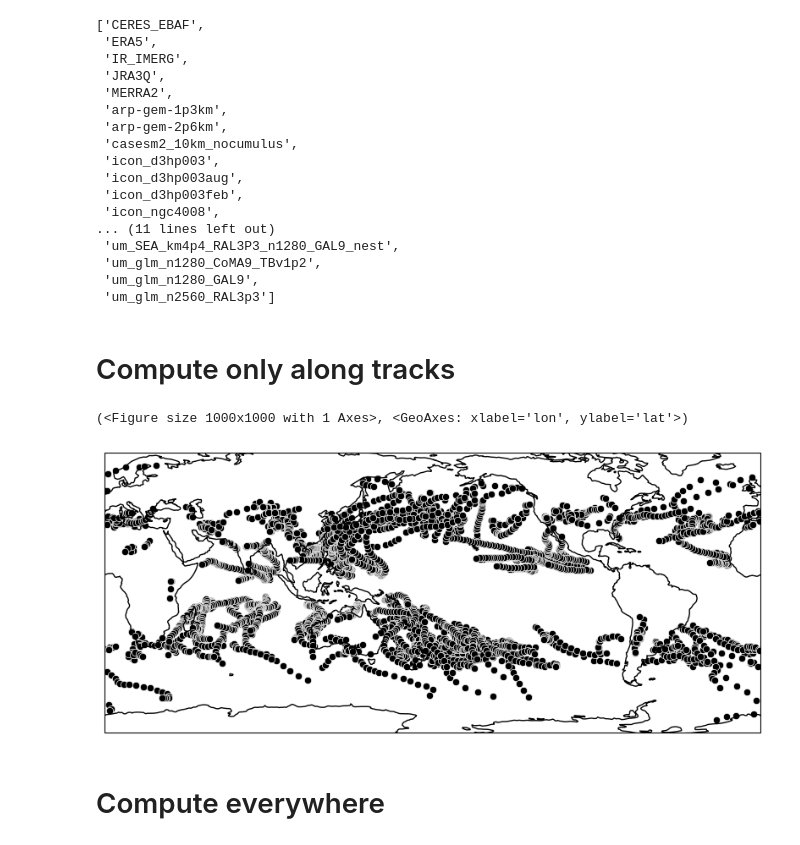
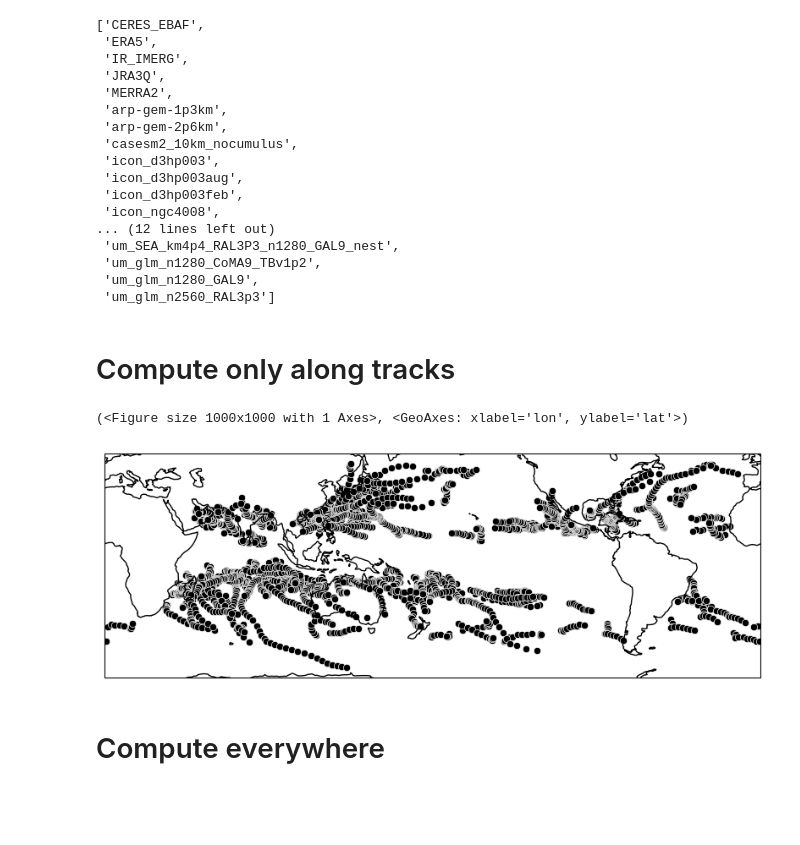
Before and after one commit to alex-1322/hk25-teams, a Jupyter notebook: hk25-TropCyc/notebooks/PI_compute.ipynb, the cells around one changed output. Saved outputs shown, nothing was run; the diff lists cells and outputs as text; code cells hidden in the pictures; blank space fills up the shorter version.

```diff
--- a/hk25-TropCyc/notebooks/PI_compute.ipynb
+++ b/hk25-TropCyc/notebooks/PI_compute.ipynb
@@ -24,7 +26,8 @@ import healpy as hp
 [interactive output not drawn]
 # %%
 #WARNING! some models have 3D only when called with different keys!
-sim_name = "icon_d3hp003"
+#sim_name = "ifs_tco3999-ng5_deepoff"
+sim_name = "um_glm_n2560_RAL3p3"
 zoom_level = 7
 time_res=6
 out_dir = "/work/bb1153/b383007/hk25-hamburg/out_data/"
@@ -47,7 +50,7 @@ cluster = LocalCluster(n_workers=n_workers,
                        dashboard_address=46861)
 client = Client(cluster)
 # %%
-current_location = "online"
+current_location = "EU"
 cat = intake.open_catalog("https://digital-earths-global-hackathon.github.io/catalog/catalog.yaml")[current_location]
 list(cat.keys())
 # %% [output]
@@ -63,7 +66,7 @@ list(cat.keys())
  'icon_d3hp003aug',
  'icon_d3hp003feb',
  'icon_ngc4008',
-... (11 lines left out)
+... (12 lines left out)
  'um_SEA_km4p4_RAL3P3_n1280_GAL9_nest',
  'um_glm_n1280_CoMA9_TBv1p2',
  'um_glm_n1280_GAL9',
@@ -179,17 +186,17 @@ pix = xr.DataArray(
 # %%
 if not "icon_" in sim_name:
     ftrack = f"../TC_tracks/{sim_name}.csv"
 else:
     ftrack = f"../TC_tracks/2D/{sim_name}.csv"
-if "ifs_" in sim_name:
-    ts = ts.drop_vars(["lat", "lon"])
-    psl = psl.drop_vars(["lat", "lon"])
-    t = t.drop_vars(["lat", "lon"])
-    q = q.drop_vars(["lat", "lon"])
+#if "ifs_" in sim_name:
+#    ts = ts.drop_vars(["lat", "lon"])
+#    psl = psl.drop_vars(["lat", "lon"])
+#    t = t.drop_vars(["lat", "lon"])
+#    q = q.drop_vars(["lat", "lon"])
 tracks = huracanpy.load(ftrack)
 tracks.hrcn.plot_tracks()
 # %% [output]
 (<Figure size 1000x1000 with 1 Axes>, <GeoAxes: xlabel='lon', ylabel='lat'>)
-[figure, old version]
+[figure, new version]
 # %%
 margin_deg = 8
```
Also changed, not shown: parts of 4 cells of this notebook, 7 other files.
